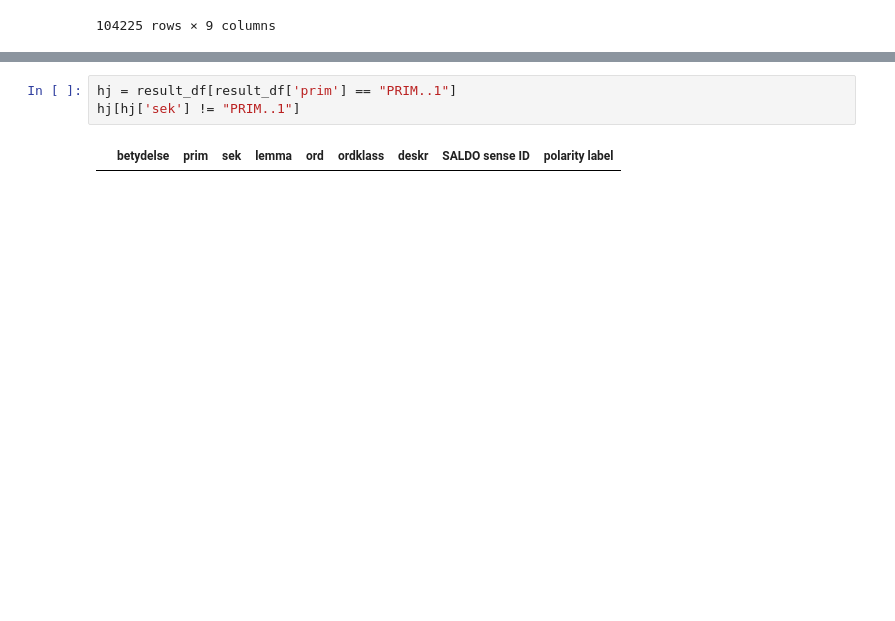
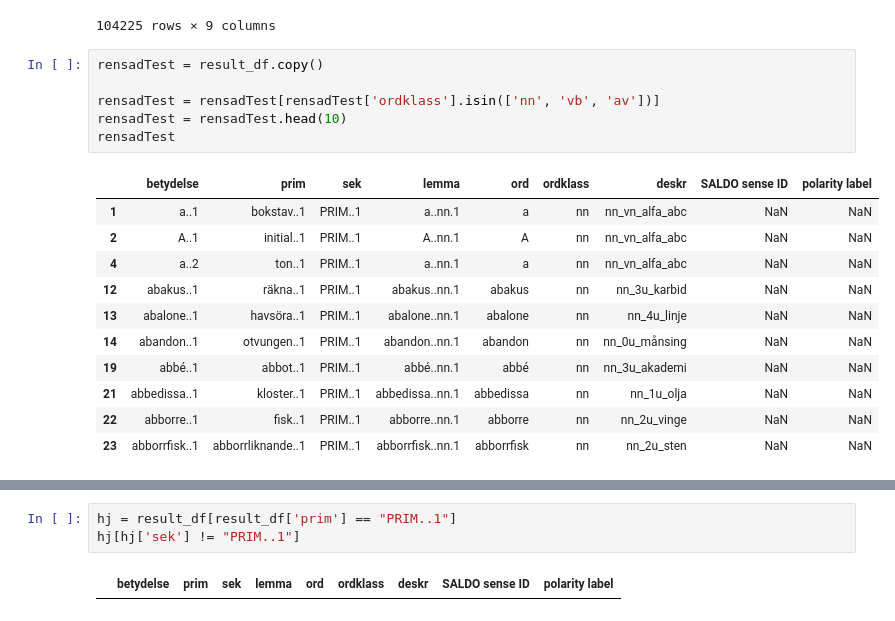
Before and after one commit to richi1998/Master-Thesis, a Jupyter notebook: koden/expansionKod.ipynb, the cells around one changed output, grey strips where cells are left out. Saved outputs shown, nothing was run; the diff lists cells and outputs as text; blank space fills up the shorter version.

```diff
--- a/koden/expansionKod.ipynb
+++ b/koden/expansionKod.ipynb
@@ -262,6 +262,24 @@ rensad
 | 131013 | övre..1 | uppe..1 | PRIM..1 | övre..av.1 | övre | av | av_2k_bakre | NaN | NaN |
 | 131017 | övärld..1 | ögrupp..1 | PRIM..1 | övärld..nn.1 | övärld | nn | nn_2u_mening | NaN | NaN |
 104225 rows × 9 columns
+# %%
+rensadTest = result_df.copy()
+
+rensadTest = rensadTest[rensadTest['ordklass'].isin(['nn', 'vb', 'av'])]
+rensadTest = rensadTest.head(10)
+rensadTest
+# %% [output]
+|  | betydelse | prim | sek | lemma | ord | ordklass | deskr | SALDO sense ID | polarity label |
+| 1 | a..1 | bokstav..1 | PRIM..1 | a..nn.1 | a | nn | nn_vn_alfa_abc | NaN | NaN |
+| 2 | A..1 | initial..1 | PRIM..1 | A..nn.1 | A | nn | nn_vn_alfa_abc | NaN | NaN |
+| 4 | a..2 | ton..1 | PRIM..1 | a..nn.1 | a | nn | nn_vn_alfa_abc | NaN | NaN |
+| 12 | abakus..1 | räkna..1 | PRIM..1 | abakus..nn.1 | abakus | nn | nn_3u_karbid | NaN | NaN |
+| 13 | abalone..1 | havsöra..1 | PRIM..1 | abalone..nn.1 | abalone | nn | nn_4u_linje | NaN | NaN |
+| 14 | abandon..1 | otvungen..1 | PRIM..1 | abandon..nn.1 | abandon | nn | nn_0u_månsing | NaN | NaN |
+| 19 | abbé..1 | abbot..1 | PRIM..1 | abbé..nn.1 | abbé | nn | nn_3u_akademi | NaN | NaN |
+| 21 | abbedissa..1 | kloster..1 | PRIM..1 | abbedissa..nn.1 | abbedissa | nn | nn_1u_olja | NaN | NaN |
+| 22 | abborre..1 | fisk..1 | PRIM..1 | abborre..nn.1 | abborre | nn | nn_2u_vinge | NaN | NaN |
+| 23 | abborrfisk..1 | abborrliknande..1 | PRIM..1 | abborrfisk..nn.1 | abborrfisk | nn | nn_2u_sten | NaN | NaN |
 # %%
 def updateDataFrameWithWords(words, saldoD, sensaldoD):
     expandedSensaldoD = sensaldoD.copy()
```
Also changed, not shown: parts of 4 cells of this notebook, 1 other file.
